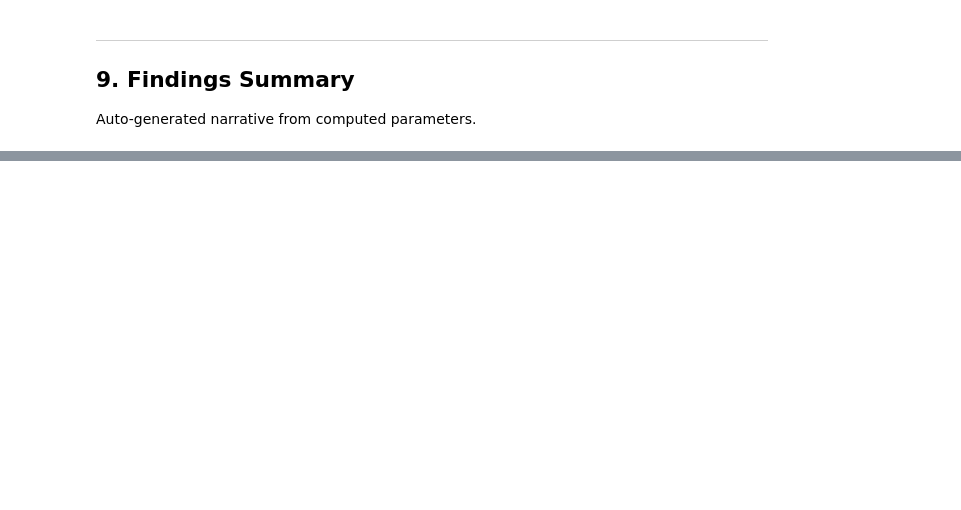
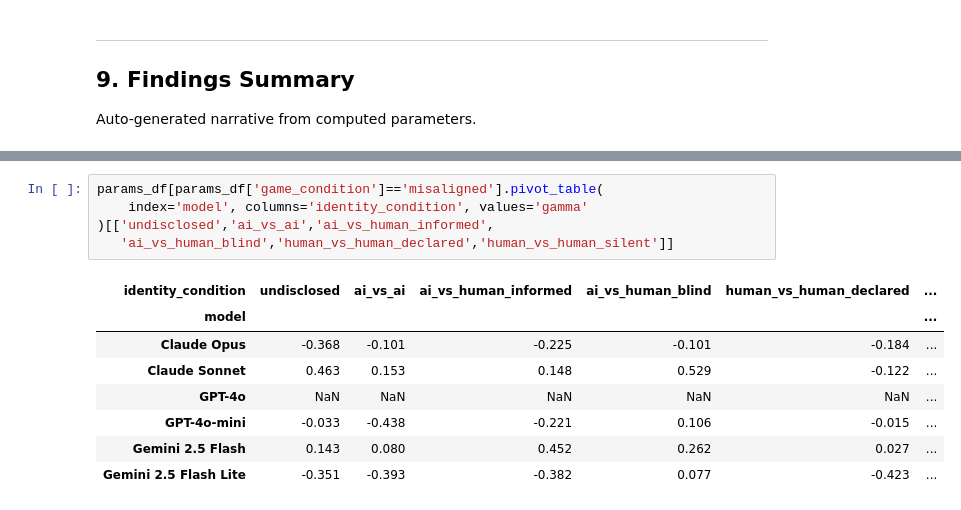
Before and after one commit to gabrielamendez22/Capstone_2026_Game_Theory, a Jupyter notebook: analysis/cheap_talk_full_analysis.ipynb, the cells around one changed output, grey strips where cells are left out. Drawn from its saved outputs; the diff is of its cells as text; blank space fills up the shorter version.

```diff
--- a/analysis/cheap_talk_full_analysis.ipynb
+++ b/analysis/cheap_talk_full_analysis.ipynb
@@ -855,0 +1161,14 @@ print(f'Keys: {list(export.keys())}')
+# %%
+params_df[params_df['game_condition']=='misaligned'].pivot_table(
+    index='model', columns='identity_condition', values='gamma'
+)[['undisclosed','ai_vs_ai','ai_vs_human_informed',
+   'ai_vs_human_blind','human_vs_human_declared','human_vs_human_silent']]
+# %% [output]
+| identity_condition | undisclosed | ai_vs_ai | ai_vs_human_informed | ai_vs_human_blind | human_vs_human_declared | ... |
+| model |  |  |  |  |  | ... |
+| Claude Opus | -0.368 | -0.101 | -0.225 | -0.101 | -0.184 | ... |
+| Claude Sonnet | 0.463 | 0.153 | 0.148 | 0.529 | -0.122 | ... |
+| GPT-4o | NaN | NaN | NaN | NaN | NaN | ... |
+| GPT-4o-mini | -0.033 | -0.438 | -0.221 | 0.106 | -0.015 | ... |
+| Gemini 2.5 Flash | 0.143 | 0.080 | 0.452 | 0.262 | 0.027 | ... |
+| Gemini 2.5 Flash Lite | -0.351 | -0.393 | -0.382 | 0.077 | -0.423 | ... |
```
Also changed, not shown: parts of 32 cells of this notebook, 1 other file.
